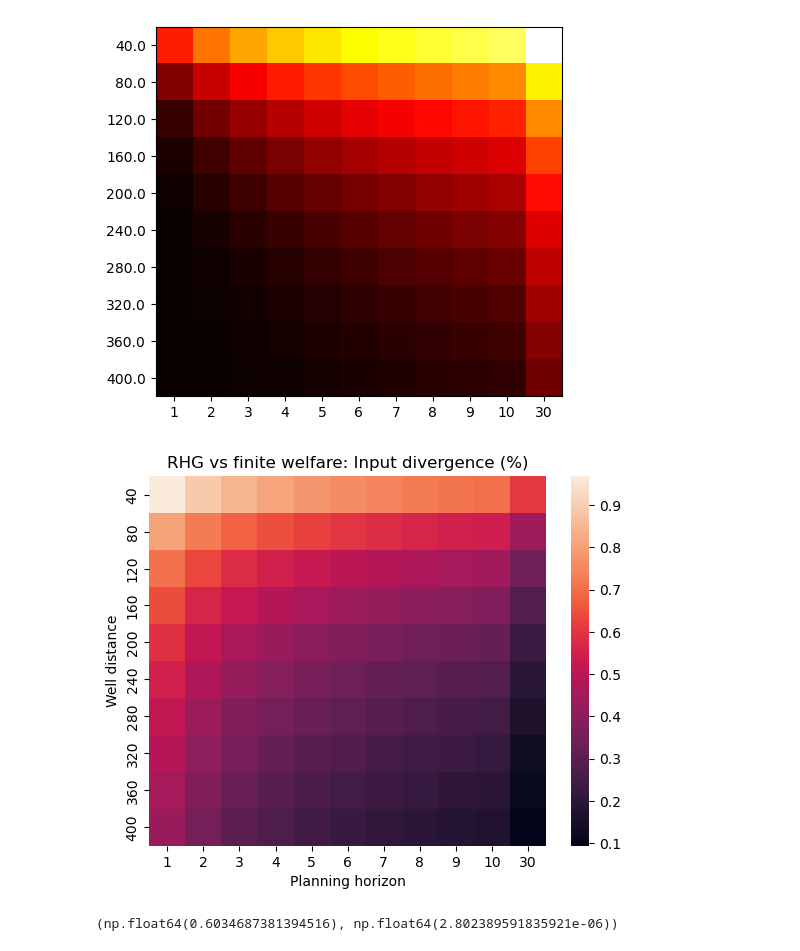
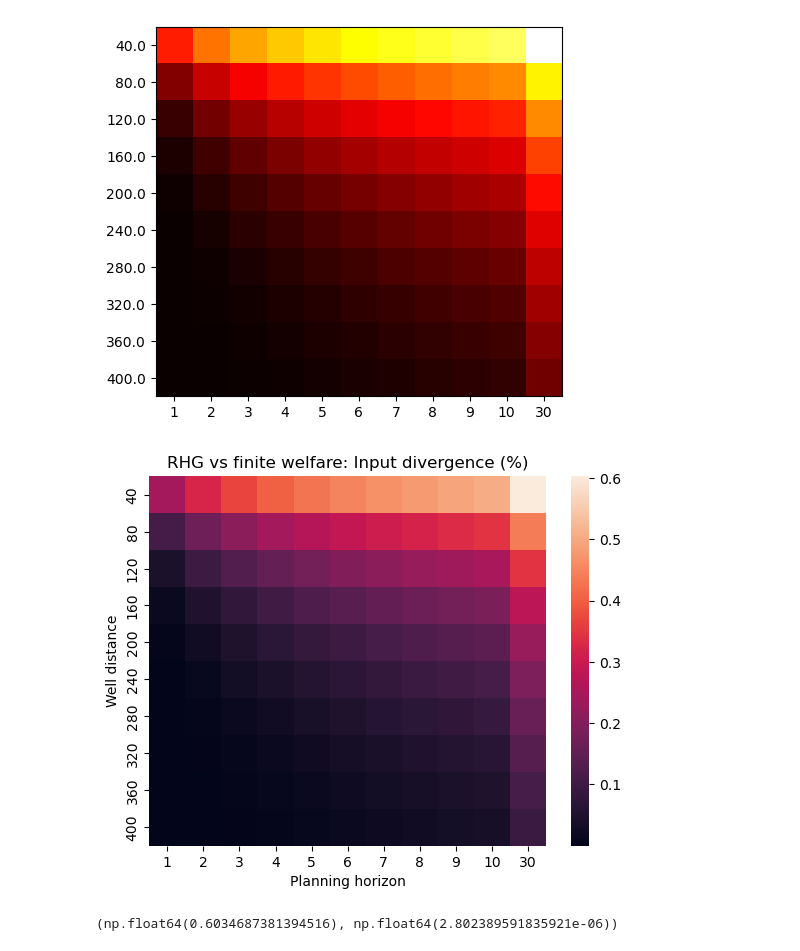
Before and after one commit to leonardchanfreau/RHG_GroundWater, a Jupyter notebook: two_well_analysis.ipynb, the cells around one changed output. Cells and saved outputs as stored; diff of their text form; code cells hidden in the pictures.

Commit message:
level curve, error corrections, and faster fbrs

```diff
--- a/two_well_analysis.ipynb
+++ b/two_well_analysis.ipynb
@@ -141,16 +141,16 @@ plt.show()
 # %% [output]
 [figure]
 # %%
-seaborn.heatmap(RHG_infinite_divergence*100,
+seaborn.heatmap(RHG_finite_divergence*100,
                 xticklabels=horizons, yticklabels=distances.astype(int))
 
 plt.title("RHG vs finite welfare: Input divergence (%)")
 plt.xlabel("Planning horizon")
 plt.ylabel("Well distance")
 
 plt.show()
 # %% [output]
-[figure, old version]
+[figure, new version]
 # %%
 RHG_finite_divergence.max()*100, RHG_finite_divergence.min()*100
 # %% [output]
```
Also changed, not shown: 2 other files.
